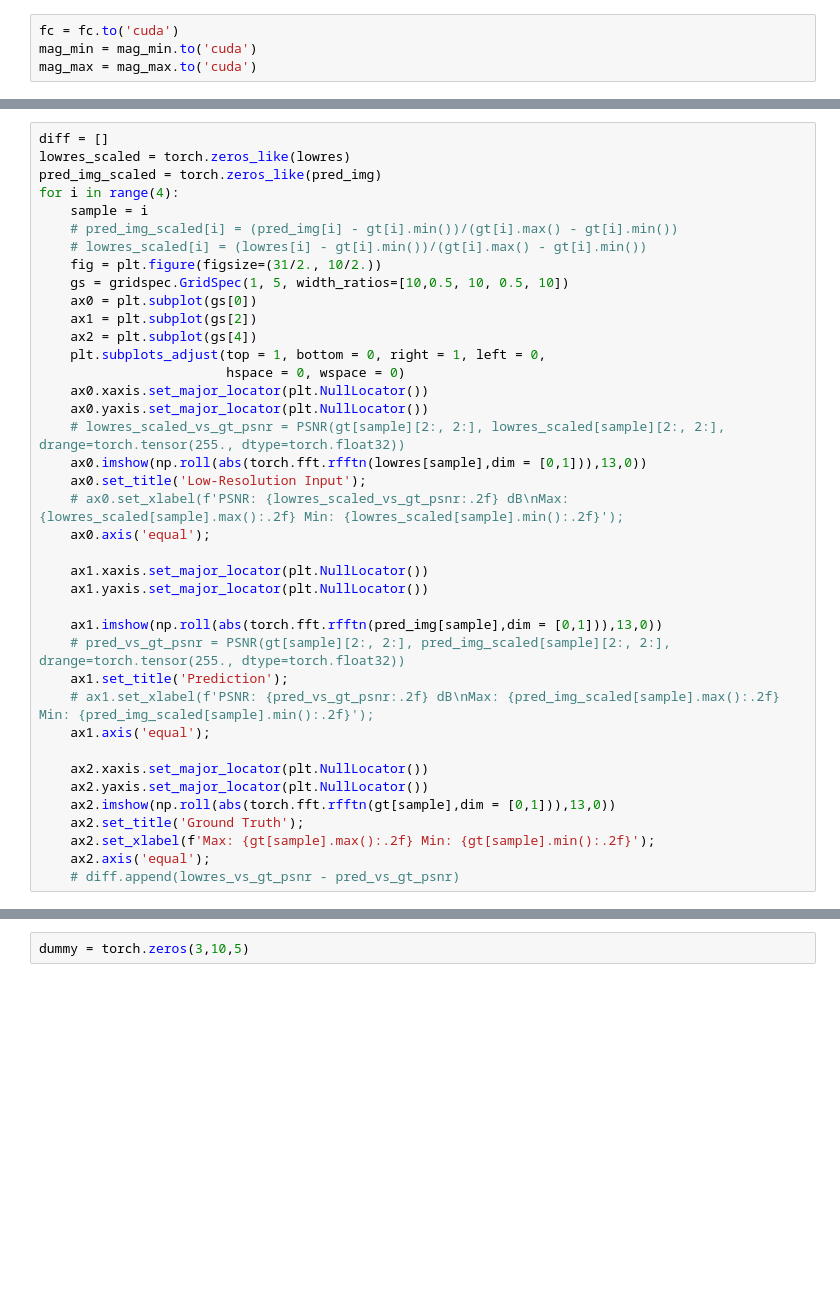
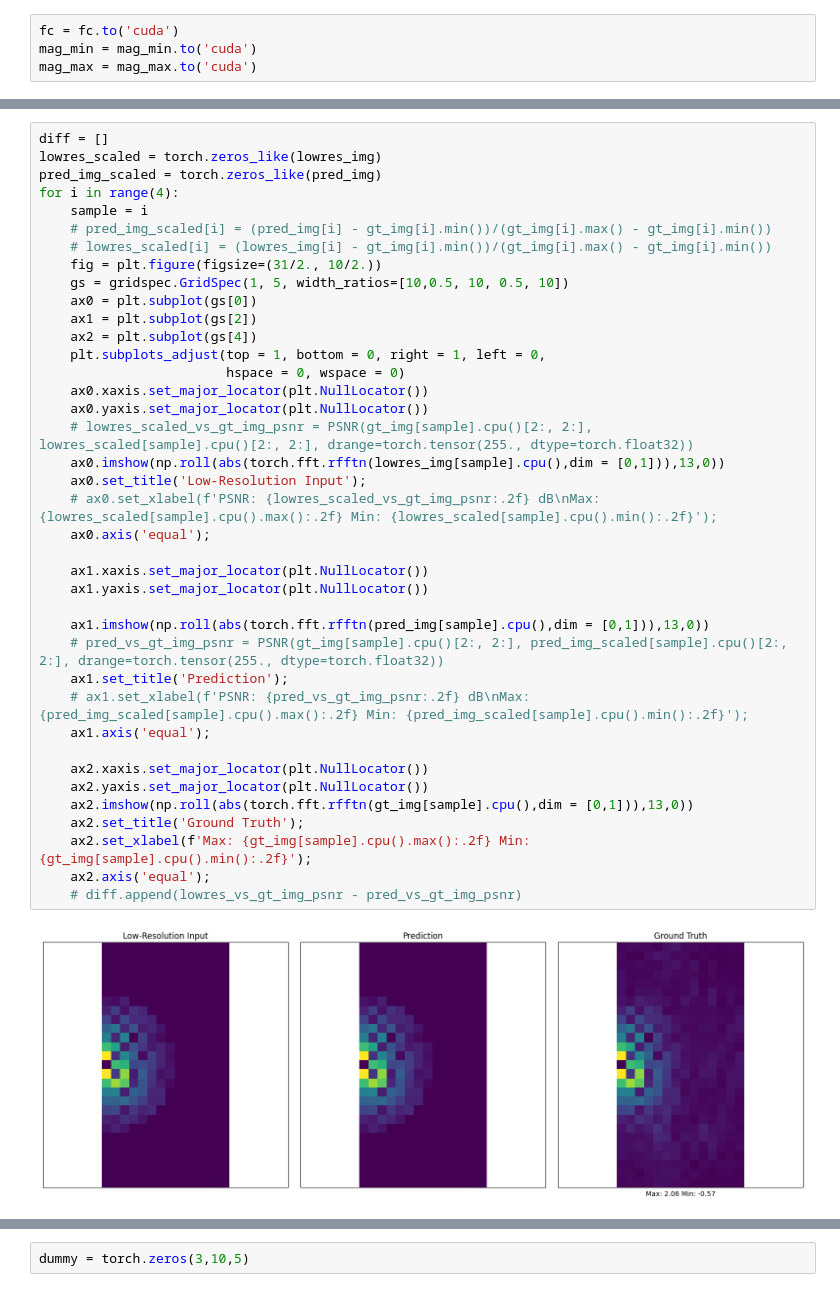
Before and after one commit to AmanKukde/FourierImageTransformer, a Jupyter notebook: examples/Super-Resolution - MNIST Example.ipynb, the cells around one changed output, grey strips where cells are left out. Drawn from its saved outputs; the diff is of its cells as text; blank space fills up the shorter version.

```diff
--- a/examples/Super-Resolution - MNIST Example.ipynb
+++ b/examples/Super-Resolution - MNIST Example.ipynb
@@ -114,39 +180,41 @@ for sample in range(10):
 # %%
 diff = []
-lowres_scaled = torch.zeros_like(lowres)
+lowres_scaled = torch.zeros_like(lowres_img)
 pred_img_scaled = torch.zeros_like(pred_img)
 for i in range(4):
     sample = i
-    # pred_img_scaled[i] = (pred_img[i] - gt[i].min())/(gt[i].max() - gt[i].min())
-    # lowres_scaled[i] = (lowres[i] - gt[i].min())/(gt[i].max() - gt[i].min())
+    # pred_img_scaled[i] = (pred_img[i] - gt_img[i].min())/(gt_img[i].max() - gt_img[i].min())
+    # lowres_scaled[i] = (lowres_img[i] - gt_img[i].min())/(gt_img[i].max() - gt_img[i].min())
     fig = plt.figure(figsize=(31/2., 10/2.))
     gs = gridspec.GridSpec(1, 5, width_ratios=[10,0.5, 10, 0.5, 10])
     ax0 = plt.subplot(gs[0])
     ax1 = plt.subplot(gs[2])
     ax2 = plt.subplot(gs[4])
     plt.subplots_adjust(top = 1, bottom = 0, right = 1, left = 0,
                         hspace = 0, wspace = 0)
     ax0.xaxis.set_major_locator(plt.NullLocator())
     ax0.yaxis.set_major_locator(plt.NullLocator())
-    # lowres_scaled_vs_gt_psnr = PSNR(gt[sample][2:, 2:], lowres_scaled[sample][2:, 2:], drange=torch.tensor(255., dtype=torch.float32))
-    ax0.imshow(np.roll(abs(torch.fft.rfftn(lowres[sample],dim = [0,1])),13,0))
+    # lowres_scaled_vs_gt_img_psnr = PSNR(gt_img[sample].cpu()[2:, 2:], lowres_scaled[sample].cpu()[2:, 2:], drange=torch.tensor(255., dtype=torch.float32))
+    ax0.imshow(np.roll(abs(torch.fft.rfftn(lowres_img[sample].cpu(),dim = [0,1])),13,0))
     ax0.set_title('Low-Resolution Input');
-    # ax0.set_xlabel(f'PSNR: {lowres_scaled_vs_gt_psnr:.2f} dB\nMax: {lowres_scaled[sample].max():.2f} Min: {lowres_scaled[sample].min():.2f}');
+    # ax0.set_xlabel(f'PSNR: {lowres_scaled_vs_gt_img_psnr:.2f} dB\nMax: {lowres_scaled[sample].cpu().max():.2f} Min: {lowres_scaled[sample].cpu().min():.2f}');
     ax0.axis('equal');
 
     ax1.xaxis.set_major_locator(plt.NullLocator())
     ax1.yaxis.set_major_locator(plt.NullLocator())
 
-    ax1.imshow(np.roll(abs(torch.fft.rfftn(pred_img[sample],dim = [0,1])),13,0))
-    # pred_vs_gt_psnr = PSNR(gt[sample][2:, 2:], pred_img_scaled[sample][2:, 2:], drange=torch.tensor(255., dtype=torch.float32))
+    ax1.imshow(np.roll(abs(torch.fft.rfftn(pred_img[sample].cpu(),dim = [0,1])),13,0))
+    # pred_vs_gt_img_psnr = PSNR(gt_img[sample].cpu()[2:, 2:], pred_img_scaled[sample].cpu()[2:, 2:], drange=torch.tensor(255., dtype=torch.float32))
     ax1.set_title('Prediction');
-    # ax1.set_xlabel(f'PSNR: {pred_vs_gt_psnr:.2f} dB\nMax: {pred_img_scaled[sample].max():.2f} Min: {pred_img_scaled[sample].min():.2f}');
+    # ax1.set_xlabel(f'PSNR: {pred_vs_gt_img_psnr:.2f} dB\nMax: {pred_img_scaled[sample].cpu().max():.2f} Min: {pred_img_scaled[sample].cpu().min():.2f}');
     ax1.axis('equal');
 
     ax2.xaxis.set_major_locator(plt.NullLocator())
     ax2.yaxis.set_major_locator(plt.NullLocator())
-    ax2.imshow(np.roll(abs(torch.fft.rfftn(gt[sample],dim = [0,1])),13,0))
+    ax2.imshow(np.roll(abs(torch.fft.rfftn(gt_img[sample].cpu(),dim = [0,1])),13,0))
     ax2.set_title('Ground Truth');
-    ax2.set_xlabel(f'Max: {gt[sample].max():.2f} Min: {gt[sample].min():.2f}');
+    ax2.set_xlabel(f'Max: {gt_img[sample].cpu().max():.2f} Min: {gt_img[sample].cpu().min():.2f}');
     ax2.axis('equal');
-    # diff.append(lowres_vs_gt_psnr - pred_vs_gt_psnr)
+    # diff.append(lowres_vs_gt_img_psnr - pred_vs_gt_img_psnr)
+# %% [output]
+[figure, added]
```
Also changed, not shown: parts of 11 cells of this notebook, 4 other files.
